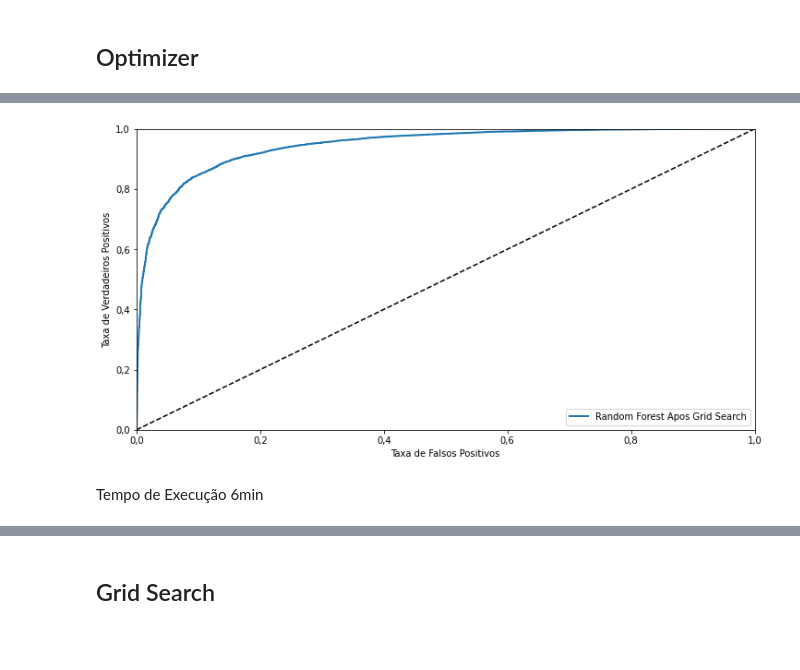
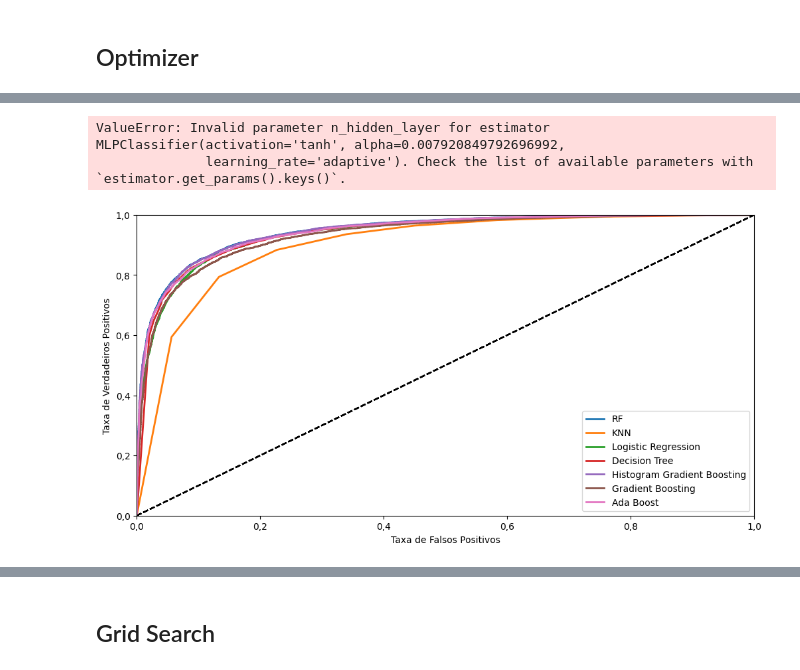
Before and after one commit to mrelero/machine-learning-anatel-database, a Jupyter notebook: Paper2/Model1.ipynb, the cells around one changed output, grey strips where cells are left out. Cells and saved outputs as stored; diff of their text form; code cells hidden in the pictures; blank space fills up the shorter version.

Commit message:
Processo Grid Search

```diff
--- a/Paper2/Model1.ipynb
+++ b/Paper2/Model1.ipynb
@@ -199,7 +200,12 @@ Dados_Y = Data_Filter["J1"].copy()
 Dados_X = Data_Filter.copy()
 Dados_X.drop("J1", inplace= True, axis = 1)
 
-X_train, X_test, y_train, y_test = train_test_split(Dados_X, Dados_Y, test_size=0.3,random_state=109) # 70% training and 30% tes
+#X_train, X_test, y_train, y_test = train_test_split(Dados_X, Dados_Y, test_size=0.3,random_state=109) # 70% training and 30% tes
+
+X_train, X_test, y_train, y_test = train_test_split(Dados_X, Dados_Y, test_size=0.5,random_state=109)
+
+
+##Alterar para 50% 50%
 # %% [markdown]
 ## Representação dos Dados Utilizados
 
@@ -387,34 +450,34 @@ search_space_decision_tree = {"criterion": Categorical(["gini", "entropy"]), # v
 # %%
-forest_clf = RandomForestClassifier()
+progress = 0
+total = len(Param_Space_OPT)
+desempenho_ml_OPT = pd.DataFrame(columns=['ML','Acc','Precision','Recall', 'F1', 'AUC-Score'])
+for number, i in enumerate(Param_Space_OPT):
+    if i != "SVM":
+        print("\n Iniciando SKOPT: ", i,"\n")
 
-forest_bayes_search = BayesSearchCV(forest_clf, search_space_random_forest, n_iter=10, # specify how many iterations
-                                    scoring="roc_auc", n_jobs=-1)
+        start = time.time()
+        classifiers_OPT_Output[i] = BayesSearchCV(classifiers_OPT_Input[i], Param_Space_OPT[i], n_iter=10, scoring="roc_auc", n_jobs=-1)
+        classifiers_OPT_Output[i].fit(X_train, y_train)
+        y_pred = classifiers_OPT_Output[i].predict(X_test)
+        end = time.time()
+        time_OPT[i] = end - start
+        acc = metrics.accuracy_score(y_test, y_pred)
+        y_pred_prob = classifiers_OPT_Output[i].predict_proba(X_test)
+        y_pred_prob = y_pred_prob[:, 1]
+        cm = confusion_matrix(y_test, y_pred)
+        pr = precision_score(y_test,y_pred)
+        rec = recall_score(y_test,y_pred)
+        F1 = f1_score(y_test, y_pred)
+        fpr, tpr, threshold = roc_curve(y_test,y_pred_prob)
+        plot_roc_curve(fpr,tpr,  i)
+        auc = roc_auc_score(y_test,y_pred_prob)
+        desempenho_ml_OPT.loc[number] = pd.Series({'ML': i, 'Acc': acc, 'Precision': pr, 'Recall': rec, 'F1': F1, 'AUC-Score': auc})
 
-print("Fit do Modelo \n")
-forest_bayes_search.fit(X_train, y_train)
+        params_OPT[i] = classifiers_OPT_Output[i].best_params_
 
-forest_bayes_search.best_score_
-
-print(forest_bayes_search.best_estimator_)
-
-forest_clf_opt = RandomForestClassifier()
-forest_clf_opt.set_params(**forest_bayes_search.best_params_)
-
-
-desempenho_ml_OPT = pd.DataFrame(columns=['ML','Acc','Precision','Recall', 'F1', 'AUC-Score'])
-
-forest_clf_opt.fit(X_train, y_train)
-y_pred = forest_clf_opt.predict(X_test)
-acc = metrics.accuracy_score(y_test, y_pred)
-y_pred_prob = forest_clf_opt.predict_proba(X_test)
-y_pred_prob = y_pred_prob[:, 1]
-cm = confusion_matrix(y_test, y_pred)
-pr = precision_score(y_test,y_pred)
-rec = recall_score(y_test,y_pred)
-F1 = f1_score(y_test, y_pred)
-fpr, tpr, threshold = roc_curve(y_test,y_pred_prob)
-plot_roc_curve(fpr,tpr,  "Random Forest Apos Grid Search")
-auc = roc_auc_score(y_test,y_pred_prob)
-desempenho_ml_OPT.loc[0] = pd.Series({'ML': "Redes Neurais", 'Acc': acc, 'Precision': pr, 'Recall': rec, 'F1': F1, 'AUC-Score': auc})
-print(desempenho_ml_OPT)
+        print(i,"Concluido em:", time_OPT[i],"\n")
+        progress=progress+1
+        aux = progress/total
+        aux = aux*100
+        print("Progresso: ","%.0f" % aux,"% \n")
 # %% [output]
@@ -427,6 +501,6 @@ RandomForestClassifier(bootstrap=False, max_depth=11, min_samples_leaf=3,
+ValueError: Invalid parameter n_hidden_layer for estimator MLPClassifier(activation='tanh', alpha=0.007920849792696992,
+              learning_rate='adaptive'). Check the list of available parameters with `estimator.get_params().keys()`.
-[figure, old version]
+[figure, new version]
-# %% [markdown]
-Tempo de Execução 6min
 # %%
 desempenho_ml_OPT
 # %% [output]
```
Also changed, not shown: parts of 15 cells of this notebook.
